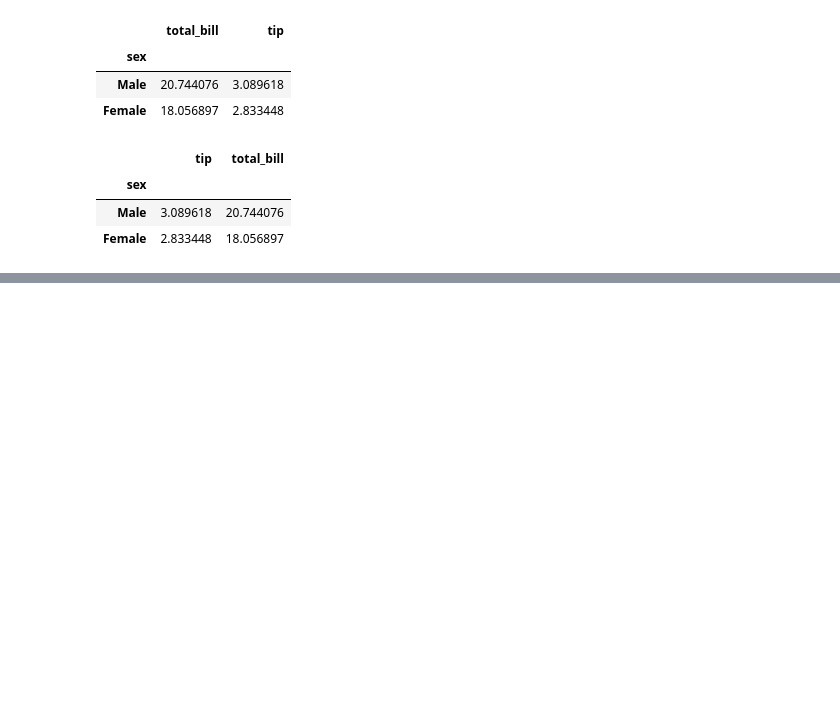
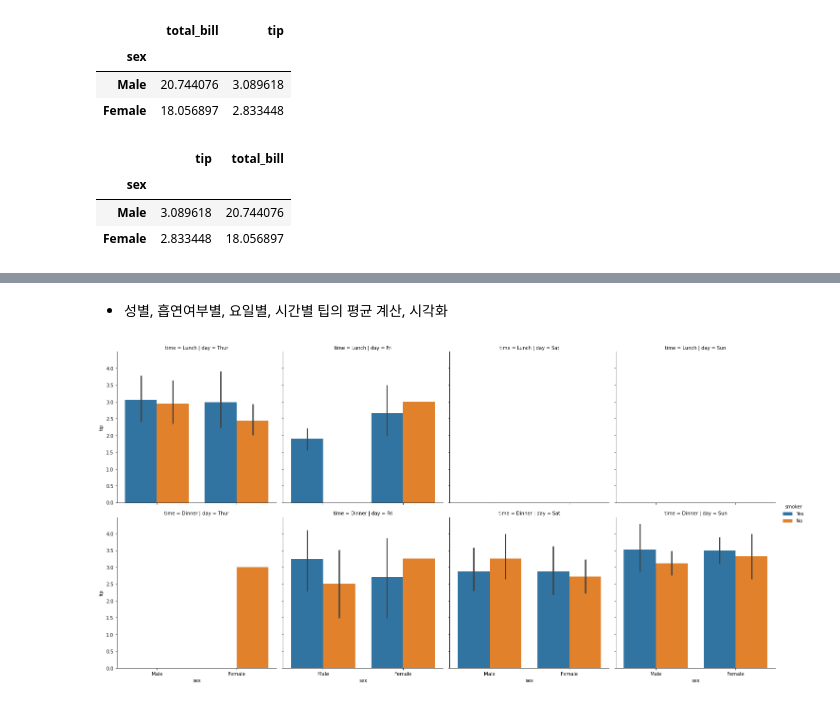
Before and after one commit to JakeOh/202007_itw_bd18, a Jupyter notebook: lab_python/python57_groupby.ipynb, the cells around one changed output, grey strips where cells are left out. Saved outputs shown, nothing was run; the diff lists cells and outputs as text; code cells hidden in the pictures; blank space fills up the shorter version.

```diff
--- a/lab_python/python57_groupby.ipynb
+++ b/lab_python/python57_groupby.ipynb
@@ -184,0 +400,8 @@ tips.pivot_table(values=['total_bill', 'tip'], index='sex', aggfunc=np.mean)
+# %% [markdown]
+* 성별, 흡연여부별, 요일별, 시간별 팁의 평균 계산, 시각화
+# %%
+sns.catplot(x='sex', y='tip', hue='smoker', data=tips,
+            col='day', row='time', kind='bar')
+plt.show()
+# %% [output]
+[figure, added]
```
Also changed, not shown: parts of 32 cells of this notebook.
